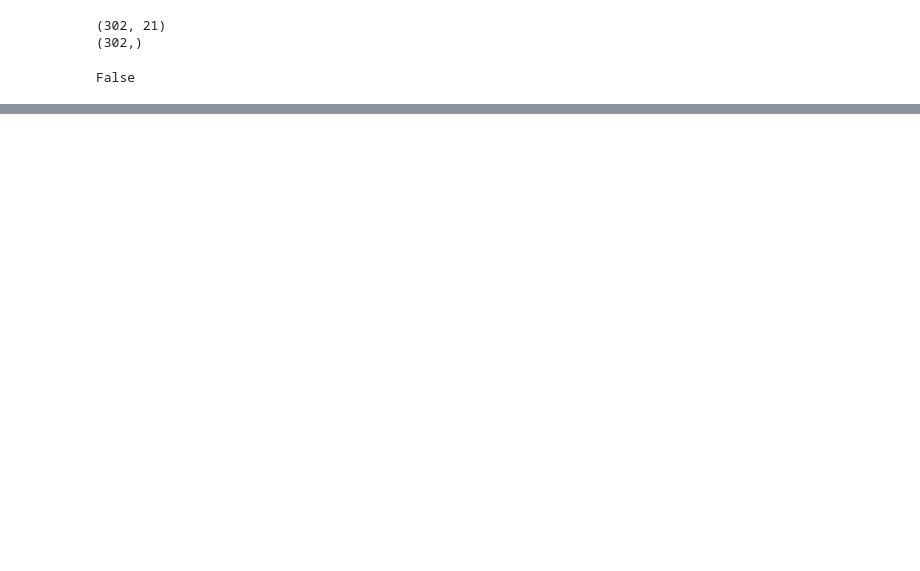
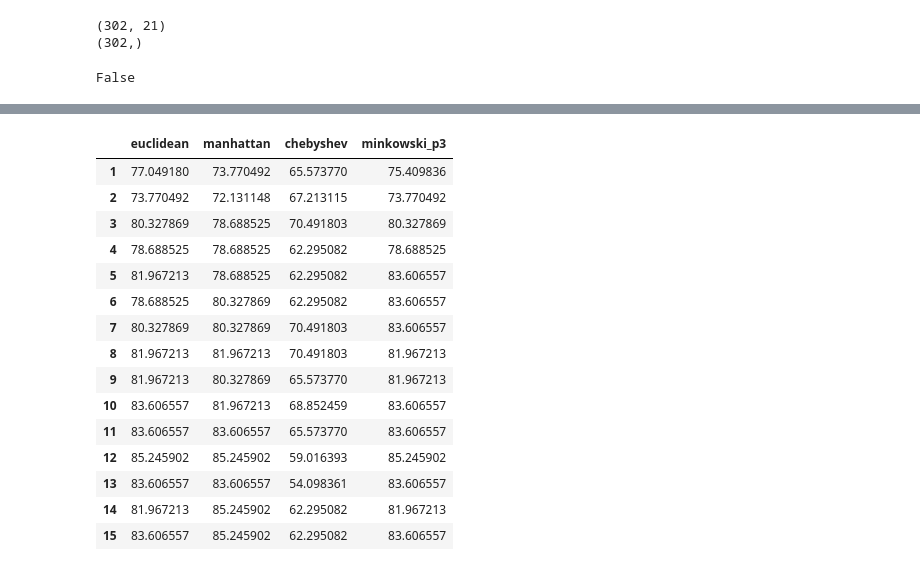
Before and after one commit to intghp/algoritmo_knn, a Jupyter notebook: algoritmo_knn.ipynb, the cells around one changed output, grey strips where cells are left out. Cells and saved outputs as stored; diff of their text form; code cells hidden in the pictures; blank space fills up the shorter version.

```diff
--- a/algoritmo_knn.ipynb
+++ b/algoritmo_knn.ipynb
@@ -315,13 +308,0 @@ X_final
-# %%
-X_treino, X_teste, y_treino, y_teste = train_test_split(
-    X_final, y,
-    test_size=0.2,
-    random_state=42,
-    stratify=y
-)
-
-# Representa a proporção das classes 'target'. No caso elas estão praticamente iguais em balanceamento
-print("\nProporção no TREINO:")
-print(y_treino.value_counts(normalize=True))
-print("\nProporção no TESTE:")
-print(y_teste.value_counts(normalize=True))
@@ -348,0 +351,21 @@ Teste: 61
+# %%
+df_resultados = pd.DataFrame(metricas, index=k_valores)
+
+display(df_resultados * 100)
+# %% [output]
+|  | euclidean | manhattan | chebyshev | minkowski_p3 |
+| 1 | 77.049180 | 73.770492 | 65.573770 | 75.409836 |
+| 2 | 73.770492 | 72.131148 | 67.213115 | 73.770492 |
+| 3 | 80.327869 | 78.688525 | 70.491803 | 80.327869 |
+| 4 | 78.688525 | 78.688525 | 62.295082 | 78.688525 |
+| 5 | 81.967213 | 78.688525 | 62.295082 | 83.606557 |
+| 6 | 78.688525 | 80.327869 | 62.295082 | 83.606557 |
+| 7 | 80.327869 | 80.327869 | 70.491803 | 83.606557 |
+| 8 | 81.967213 | 81.967213 | 70.491803 | 81.967213 |
+| 9 | 81.967213 | 80.327869 | 65.573770 | 81.967213 |
+| 10 | 83.606557 | 81.967213 | 68.852459 | 83.606557 |
+| 11 | 83.606557 | 83.606557 | 65.573770 | 83.606557 |
+| 12 | 85.245902 | 85.245902 | 59.016393 | 85.245902 |
+| 13 | 83.606557 | 83.606557 | 54.098361 | 83.606557 |
+| 14 | 81.967213 | 85.245902 | 62.295082 | 81.967213 |
+| 15 | 83.606557 | 85.245902 | 62.295082 | 83.606557 |
```
Also changed, not shown: parts of 12 cells of this notebook.
